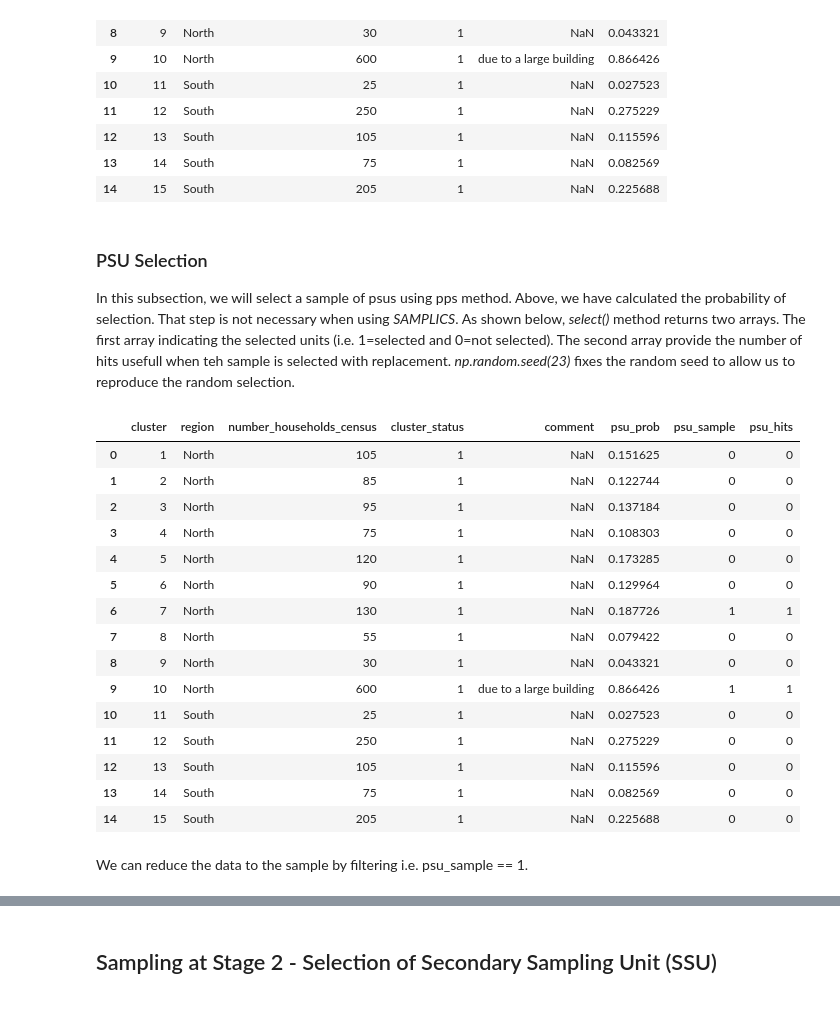
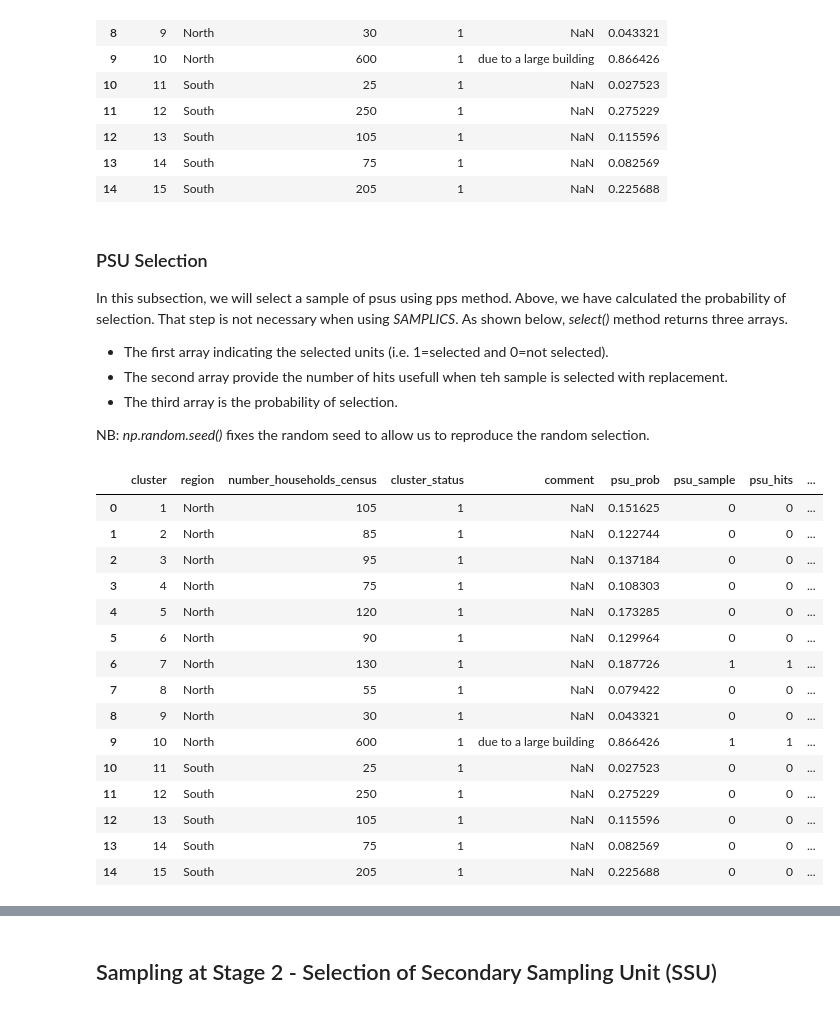
Before and after one commit to samplics-org/samplics, a Jupyter notebook: notebooks/tutorials/02_sample_selection.ipynb, the cells around one changed output, grey strips where cells are left out. Drawn from its saved outputs; the diff is of its cells as text; code cells hidden in the pictures.

```diff
--- a/notebooks/tutorials/02_sample_selection.ipynb
+++ b/notebooks/tutorials/02_sample_selection.ipynb
@@ -112,7 +112,7 @@ psu_frame["psu_prob"] = stage1_design.inclusion_probs(
     psu_frame["cluster"],
     psu_sample_size,
     psu_frame["region"],
-    psu_frame["number_households_census"]
+    psu_frame["number_households_census"],
     )
 
 psu_frame.head(15)
@@ -136,32 +136,37 @@ psu_frame.head(15)
 # %% [markdown]
 ### PSU Selection <a name="section12"></a>
 
-In this subsection, we will select a sample of psus using pps method. Above, we have calculated the probability of selection. That step is not necessary when using *SAMPLICS*. As shown below, *select()* method returns two arrays. The first array indicating the selected units (i.e. 1=selected and 0=not selected). The second array provide the number of hits usefull when teh sample is selected with replacement. *np.random.seed(23)* fixes the random seed to allow us to reproduce the random selection.
+In this subsection, we will select a sample of psus using pps method. Above, we have calculated the probability of selection. That step is not necessary when using *SAMPLICS*. As shown below, *select()* method returns three arrays.
+* The first array indicating the selected units (i.e. 1=selected and 0=not selected).
+* The second array provide the number of hits usefull when teh sample is selected with replacement.
+* The third array is the probability of selection.
+
+NB: *np.random.seed()* fixes the random seed to allow us to reproduce the random selection.
 # %%
 np.random.seed(23)
-psu_frame["psu_sample"], psu_frame["psu_hits"] = stage1_design.select(
+
+psu_frame["psu_sample"], psu_frame["psu_hits"], psu_frame["psu_probs"] = stage1_design.select(
     psu_frame["cluster"],
-    psu_sample_size, psu_frame["region"],
+    psu_sample_size,
+    psu_frame["region"],
     psu_frame["number_households_census"]
     )
 
 psu_frame.head(15)
 # %% [output]
-|  | cluster | region | number_households_census | cluster_status | comment | psu_prob | psu_sample | psu_hits |
-| 0 | 1 | North | 105 | 1 | NaN | 0.151625 | 0 | 0 |
-| 1 | 2 | North | 85 | 1 | NaN | 0.122744 | 0 | 0 |
-| 2 | 3 | North | 95 | 1 | NaN | 0.137184 | 0 | 0 |
-| 3 | 4 | North | 75 | 1 | NaN | 0.108303 | 0 | 0 |
-| 4 | 5 | North | 120 | 1 | NaN | 0.173285 | 0 | 0 |
-| 5 | 6 | North | 90 | 1 | NaN | 0.129964 | 0 | 0 |
-| 6 | 7 | North | 130 | 1 | NaN | 0.187726 | 1 | 1 |
-| 7 | 8 | North | 55 | 1 | NaN | 0.079422 | 0 | 0 |
-| 8 | 9 | North | 30 | 1 | NaN | 0.043321 | 0 | 0 |
-| 9 | 10 | North | 600 | 1 | due to a large building | 0.866426 | 1 | 1 |
-| 10 | 11 | South | 25 | 1 | NaN | 0.027523 | 0 | 0 |
-| 11 | 12 | South | 250 | 1 | NaN | 0.275229 | 0 | 0 |
-| 12 | 13 | South | 105 | 1 | NaN | 0.115596 | 0 | 0 |
-| 13 | 14 | South | 75 | 1 | NaN | 0.082569 | 0 | 0 |
-| 14 | 15 | South | 205 | 1 | NaN | 0.225688 | 0 | 0 |
+|  | cluster | region | number_households_census | cluster_status | comment | psu_prob | psu_sample | psu_hits | ... |
+| 0 | 1 | North | 105 | 1 | NaN | 0.151625 | 0 | 0 | ... |
+| 1 | 2 | North | 85 | 1 | NaN | 0.122744 | 0 | 0 | ... |
+| 2 | 3 | North | 95 | 1 | NaN | 0.137184 | 0 | 0 | ... |
+| 3 | 4 | North | 75 | 1 | NaN | 0.108303 | 0 | 0 | ... |
+| 4 | 5 | North | 120 | 1 | NaN | 0.173285 | 0 | 0 | ... |
+| 5 | 6 | North | 90 | 1 | NaN | 0.129964 | 0 | 0 | ... |
+| 6 | 7 | North | 130 | 1 | NaN | 0.187726 | 1 | 1 | ... |
+| 7 | 8 | North | 55 | 1 | NaN | 0.079422 | 0 | 0 | ... |
+| 8 | 9 | North | 30 | 1 | NaN | 0.043321 | 0 | 0 | ... |
+| 9 | 10 | North | 600 | 1 | due to a large building | 0.866426 | 1 | 1 | ... |
+| 10 | 11 | South | 25 | 1 | NaN | 0.027523 | 0 | 0 | ... |
+| 11 | 12 | South | 250 | 1 | NaN | 0.275229 | 0 | 0 | ... |
+| 12 | 13 | South | 105 | 1 | NaN | 0.115596 | 0 | 0 | ... |
+| 13 | 14 | South | 75 | 1 | NaN | 0.082569 | 0 | 0 | ... |
+| 14 | 15 | South | 205 | 1 | NaN | 0.225688 | 0 | 0 | ... |
-# %% [markdown]
-We can reduce the data to the sample by filtering i.e. psu_sample == 1.
```
Also changed, not shown: parts of 12 cells of this notebook, 2 other files.
